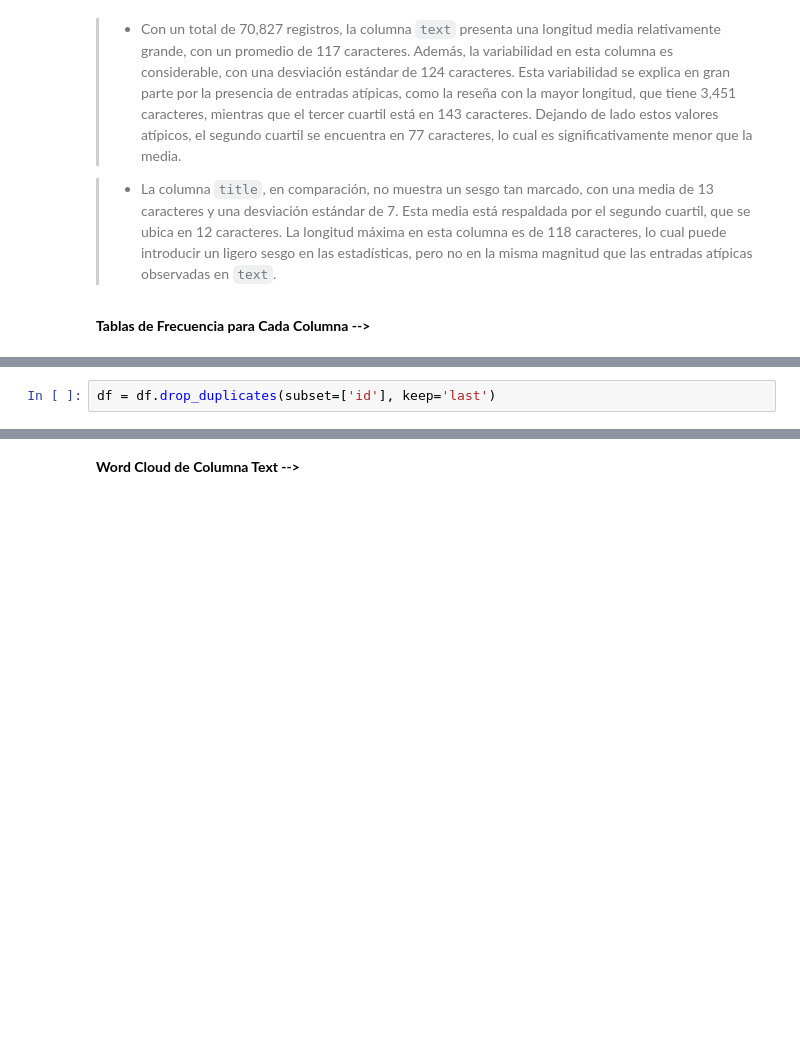
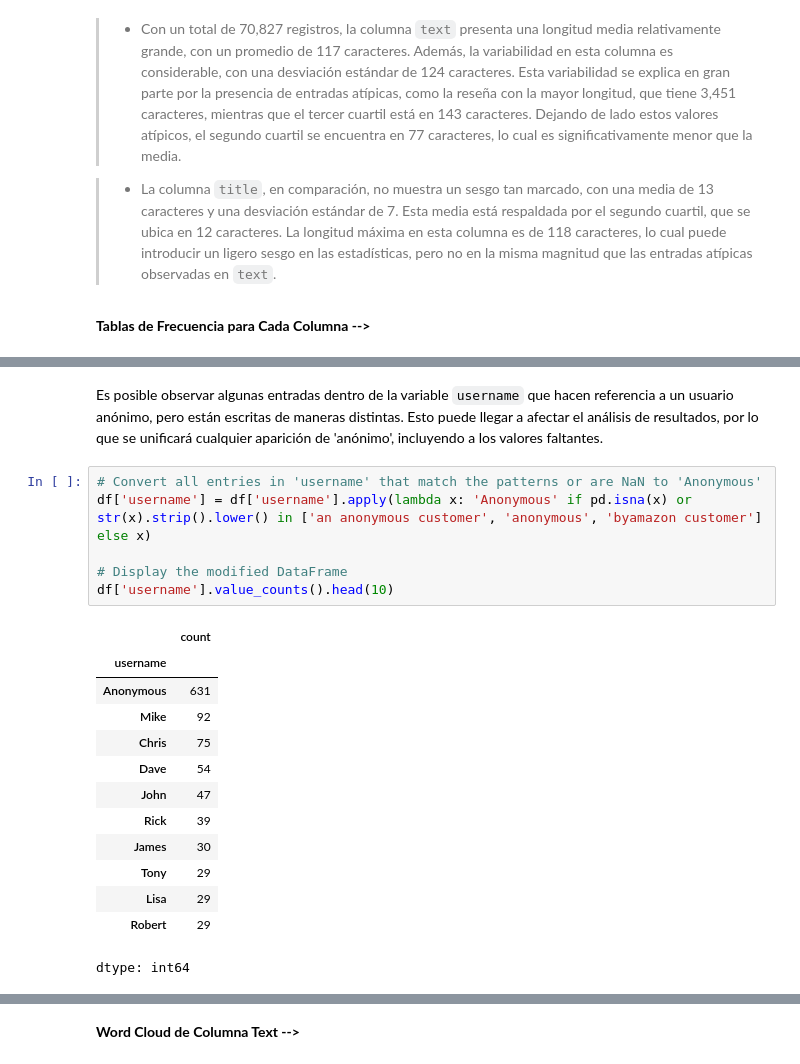
Before and after one commit to Andrea-gt/sentiment-analysis, a Jupyter notebook: reviews_sentiment_analysis.ipynb, the cells around one changed output, grey strips where cells are left out. Cells and saved outputs as stored; diff of their text form; blank space fills up the shorter version.

```diff
--- a/reviews_sentiment_analysis.ipynb
+++ b/reviews_sentiment_analysis.ipynb
@@ -434,4 +433,24 @@ Top 10 most frequent values for column 'text':
 
 ===============================================
-# %%
-df = df.drop_duplicates(subset=['id'], keep='last')
+# %% [markdown]
+Es posible observar algunas entradas dentro de la variable `username` que hacen referencia a un usuario anónimo, pero están escritas de maneras distintas. Esto puede llegar a afectar el análisis de resultados, por lo que se unificará cualquier aparición de 'anónimo', incluyendo a los valores faltantes.
+# %%
+# Convert all entries in 'username' that match the patterns or are NaN to 'Anonymous'
+df['username'] = df['username'].apply(lambda x: 'Anonymous' if pd.isna(x) or str(x).strip().lower() in ['an anonymous customer', 'anonymous', 'byamazon customer'] else x)
+
+# Display the modified DataFrame
+df['username'].value_counts().head(10)
+# %% [output]
+|  | count |
+| username |  |
+| Anonymous | 631 |
+| Mike | 92 |
+| Chris | 75 |
+| Dave | 54 |
+| John | 47 |
+| Rick | 39 |
+| James | 30 |
+| Tony | 29 |
+| Lisa | 29 |
+| Robert | 29 |
+dtype: int64
```
Also changed, not shown: parts of 16 cells of this notebook.
